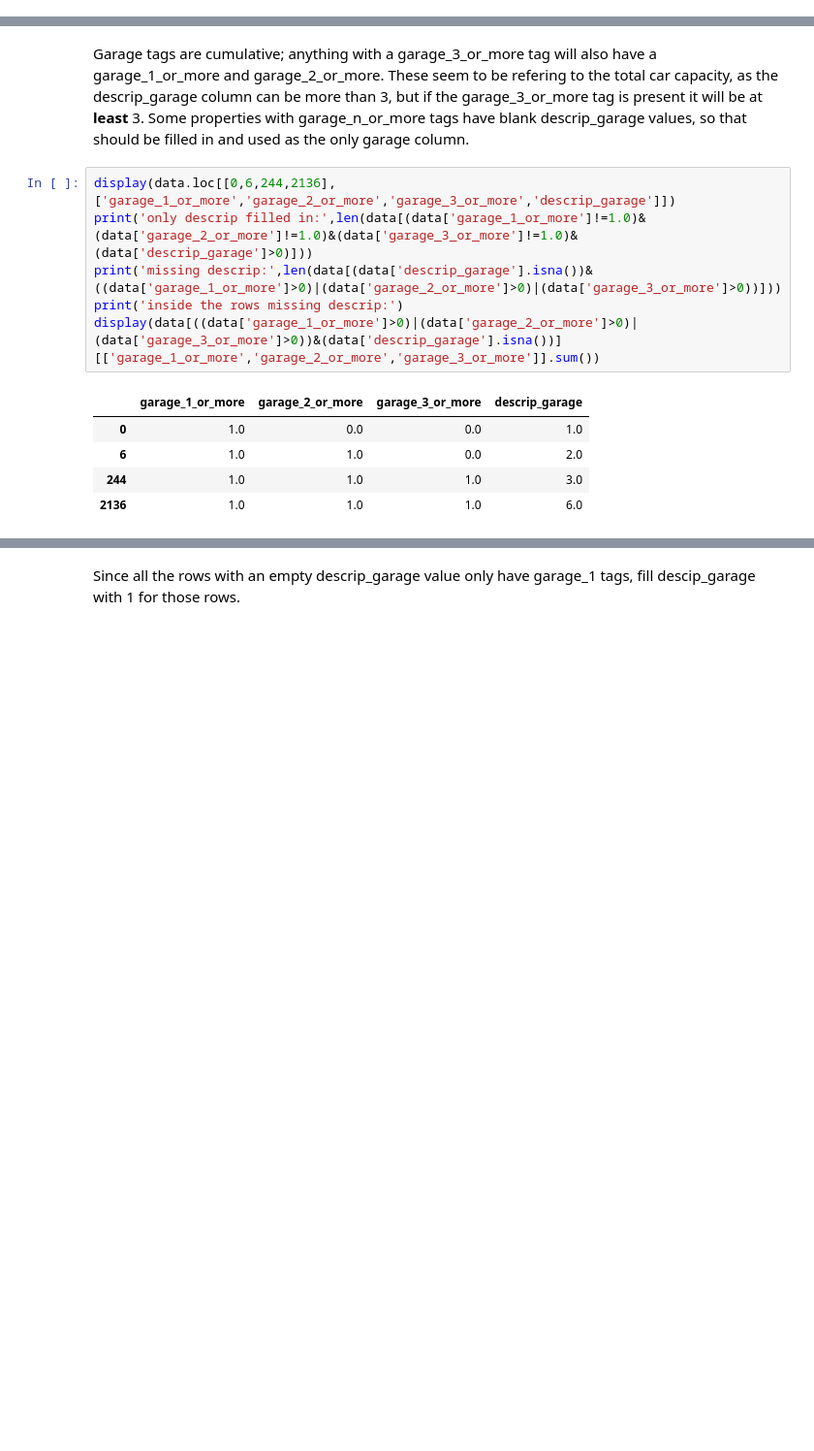
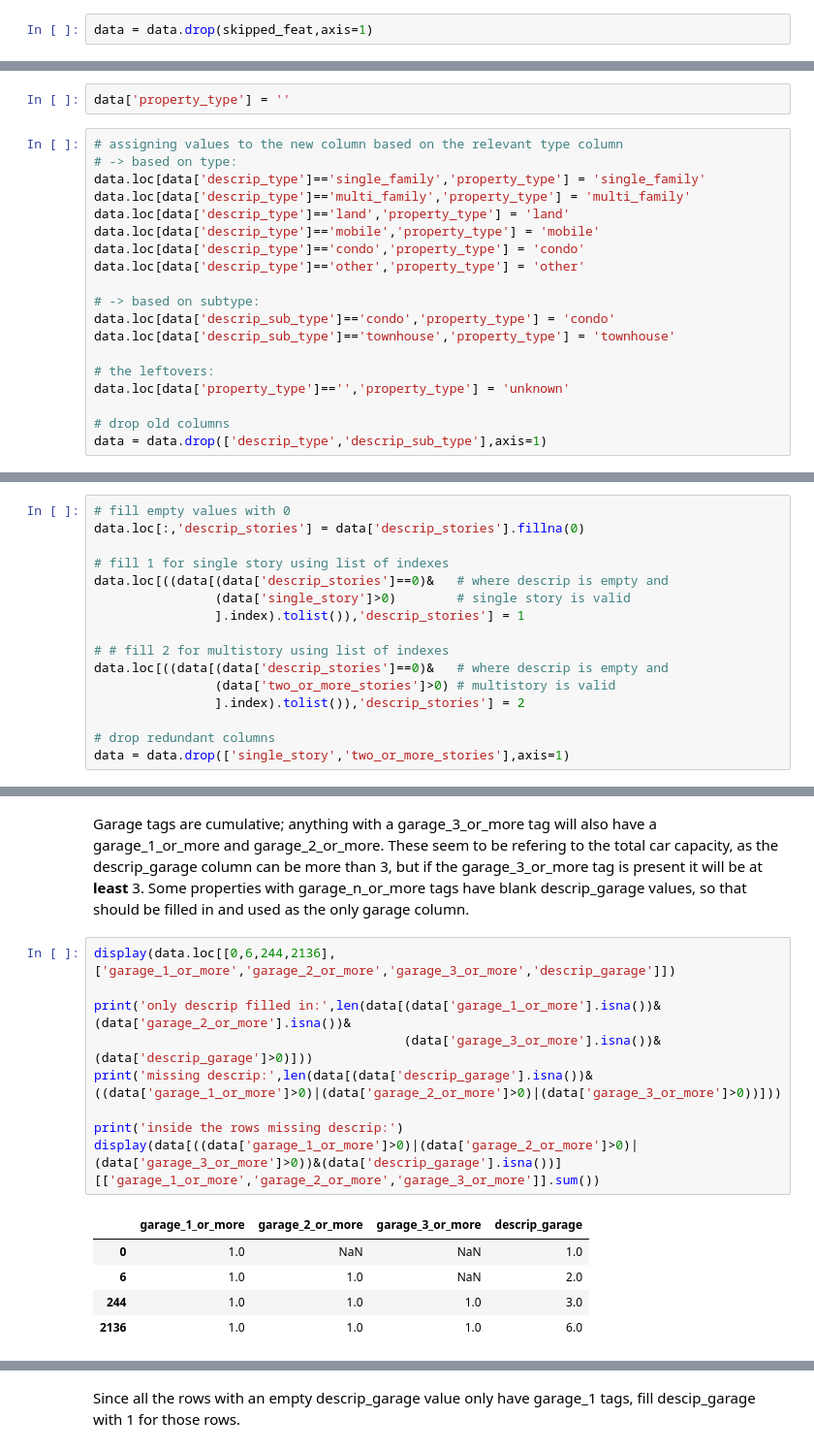
Before and after one commit to MeghanBarritt/midterm_project_datasci, a Jupyter notebook: notebooks/1 - EDA.ipynb, the cells around one changed output, grey strips where cells are left out. Shown at 97% size. Cells and saved outputs as stored; diff of their text form; blank space fills up the shorter version.

Commit message:
mostly complete tag/column cleaning

```diff
--- a/notebooks/1 - EDA.ipynb
+++ b/notebooks/1 - EDA.ipynb
@@ -78,0 +162,2 @@ data.iloc[:,0:155] = data.iloc[:,0:155].fillna(0)
+# %%
+data = data.drop(skipped_feat,axis=1)
@@ -78,0 +192,21 @@ data.iloc[:,0:155] = data.iloc[:,0:155].fillna(0)
+# %%
+data['property_type'] = ''
+# %%
+# assigning values to the new column based on the relevant type column
+# -> based on type:
+data.loc[data['descrip_type']=='single_family','property_type'] = 'single_family'
+data.loc[data['descrip_type']=='multi_family','property_type'] = 'multi_family'
+data.loc[data['descrip_type']=='land','property_type'] = 'land'
+data.loc[data['descrip_type']=='mobile','property_type'] = 'mobile'
+data.loc[data['descrip_type']=='condo','property_type'] = 'condo'
+data.loc[data['descrip_type']=='other','property_type'] = 'other'
+
+# -> based on subtype:
+data.loc[data['descrip_sub_type']=='condo','property_type'] = 'condo'
+data.loc[data['descrip_sub_type']=='townhouse','property_type'] = 'townhouse'
+
+# the leftovers:
+data.loc[data['property_type']=='','property_type'] = 'unknown'
+
+# drop old columns
+data = data.drop(['descrip_type','descrip_sub_type'],axis=1)
@@ -78,0 +239,16 @@ data.iloc[:,0:155] = data.iloc[:,0:155].fillna(0)
+# %%
+# fill empty values with 0
+data.loc[:,'descrip_stories'] = data['descrip_stories'].fillna(0)
+
+# fill 1 for single story using list of indexes
+data.loc[((data[(data['descrip_stories']==0)&   # where descrip is empty and
+                (data['single_story']>0)        # single story is valid
+                ].index).tolist()),'descrip_stories'] = 1
+
+# # fill 2 for multistory using list of indexes
+data.loc[((data[(data['descrip_stories']==0)&   # where descrip is empty and
+                (data['two_or_more_stories']>0) # multistory is valid
+                ].index).tolist()),'descrip_stories'] = 2
+
+# drop redundant columns
+data = data.drop(['single_story','two_or_more_stories'],axis=1)
@@ -80,14 +264,17 @@ data.iloc[:,0:155] = data.iloc[:,0:155].fillna(0)
 Garage tags are cumulative; anything with a garage_3_or_more tag will also have a garage_1_or_more and garage_2_or_more. These seem to be refering to the total car capacity, as the descrip_garage column can be more than 3, but if the garage_3_or_more tag is present it will be at **least** 3. Some properties with garage_n_or_more tags have blank descrip_garage values, so that should be filled in and used as the only garage column.
 # %%
 display(data.loc[[0,6,244,2136],['garage_1_or_more','garage_2_or_more','garage_3_or_more','descrip_garage']])
-print('only descrip filled in:',len(data[(data['garage_1_or_more']!=1.0)&(data['garage_2_or_more']!=1.0)&(data['garage_3_or_more']!=1.0)&(data['descrip_garage']>0)]))
+
+print('only descrip filled in:',len(data[(data['garage_1_or_more'].isna())&(data['garage_2_or_more'].isna())&
+                                         (data['garage_3_or_more'].isna())&(data['descrip_garage']>0)]))
 print('missing descrip:',len(data[(data['descrip_garage'].isna())&((data['garage_1_or_more']>0)|(data['garage_2_or_more']>0)|(data['garage_3_or_more']>0))]))
+
 print('inside the rows missing descrip:')
 display(data[((data['garage_1_or_more']>0)|(data['garage_2_or_more']>0)|(data['garage_3_or_more']>0))&(data['descrip_garage'].isna())][['garage_1_or_more','garage_2_or_more','garage_3_or_more']].sum())
 # %% [output]
 |  | garage_1_or_more | garage_2_or_more | garage_3_or_more | descrip_garage |
-| 0 | 1.0 | 0.0 | 0.0 | 1.0 |
-| 6 | 1.0 | 1.0 | 0.0 | 2.0 |
+| 0 | 1.0 | NaN | NaN | 1.0 |
+| 6 | 1.0 | 1.0 | NaN | 2.0 |
 | 244 | 1.0 | 1.0 | 1.0 | 3.0 |
 | 2136 | 1.0 | 1.0 | 1.0 | 6.0 |
 only descrip filled in: 38
```
Also changed, not shown: parts of 62 cells of this notebook, 1 other file.
